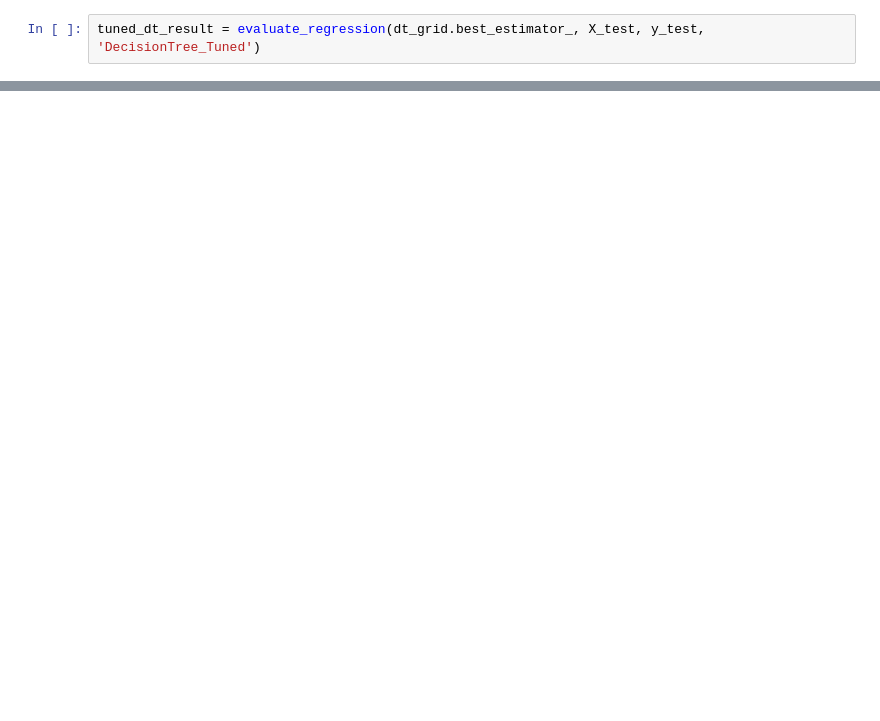
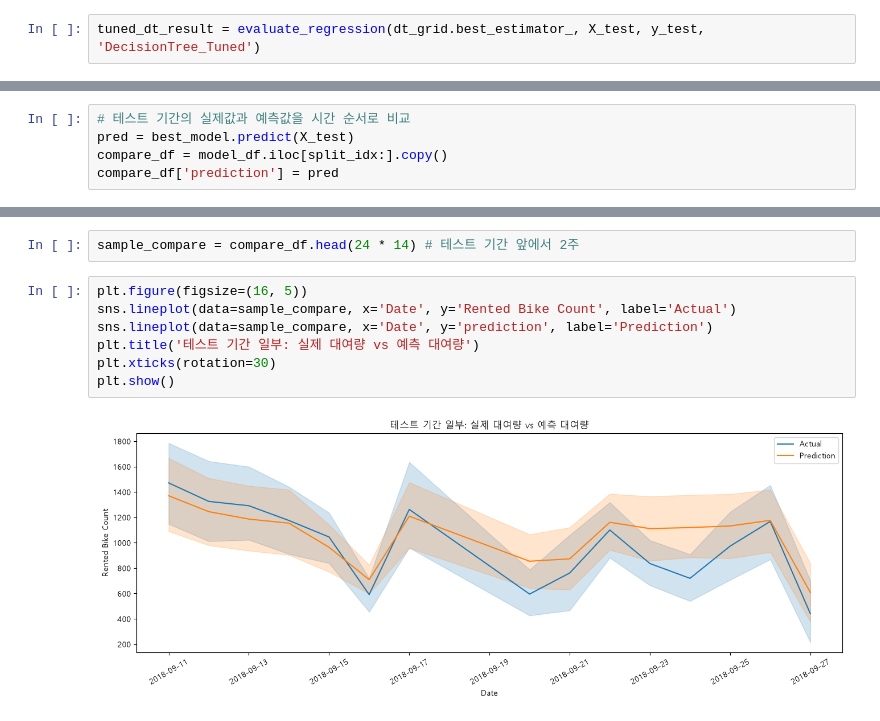
Before and after one commit to Shim-HyoungJoon/KDT, a Jupyter notebook: 10_MLDL/4_서울 자전거 공유 수요 예측 데이터셋.ipynb, the cells around one changed output, grey strips where cells are left out. Drawn from its saved outputs; the diff is of its cells as text; blank space fills up the shorter version.

```diff
--- a/10_MLDL/4_서울 자전거 공유 수요 예측 데이터셋.ipynb
+++ b/10_MLDL/4_서울 자전거 공유 수요 예측 데이터셋.ipynb
@@ -654,0 +677,5 @@ final_result_df
+# %%
+# 테스트 기간의 실제값과 예측값을 시간 순서로 비교
+pred = best_model.predict(X_test)
+compare_df = model_df.iloc[split_idx:].copy()
+compare_df['prediction'] = pred
@@ -654,0 +698,11 @@ final_result_df
+# %%
+sample_compare = compare_df.head(24 * 14) # 테스트 기간 앞에서 2주
+# %%
+plt.figure(figsize=(16, 5))
+sns.lineplot(data=sample_compare, x='Date', y='Rented Bike Count', label='Actual')
+sns.lineplot(data=sample_compare, x='Date', y='prediction', label='Prediction')
+plt.title('테스트 기간 일부: 실제 대여량 vs 예측 대여량')
+plt.xticks(rotation=30)
+plt.show()
+# %% [output]
+[figure, added]
```
Also changed, not shown: parts of 19 cells of this notebook, 4 other files.
